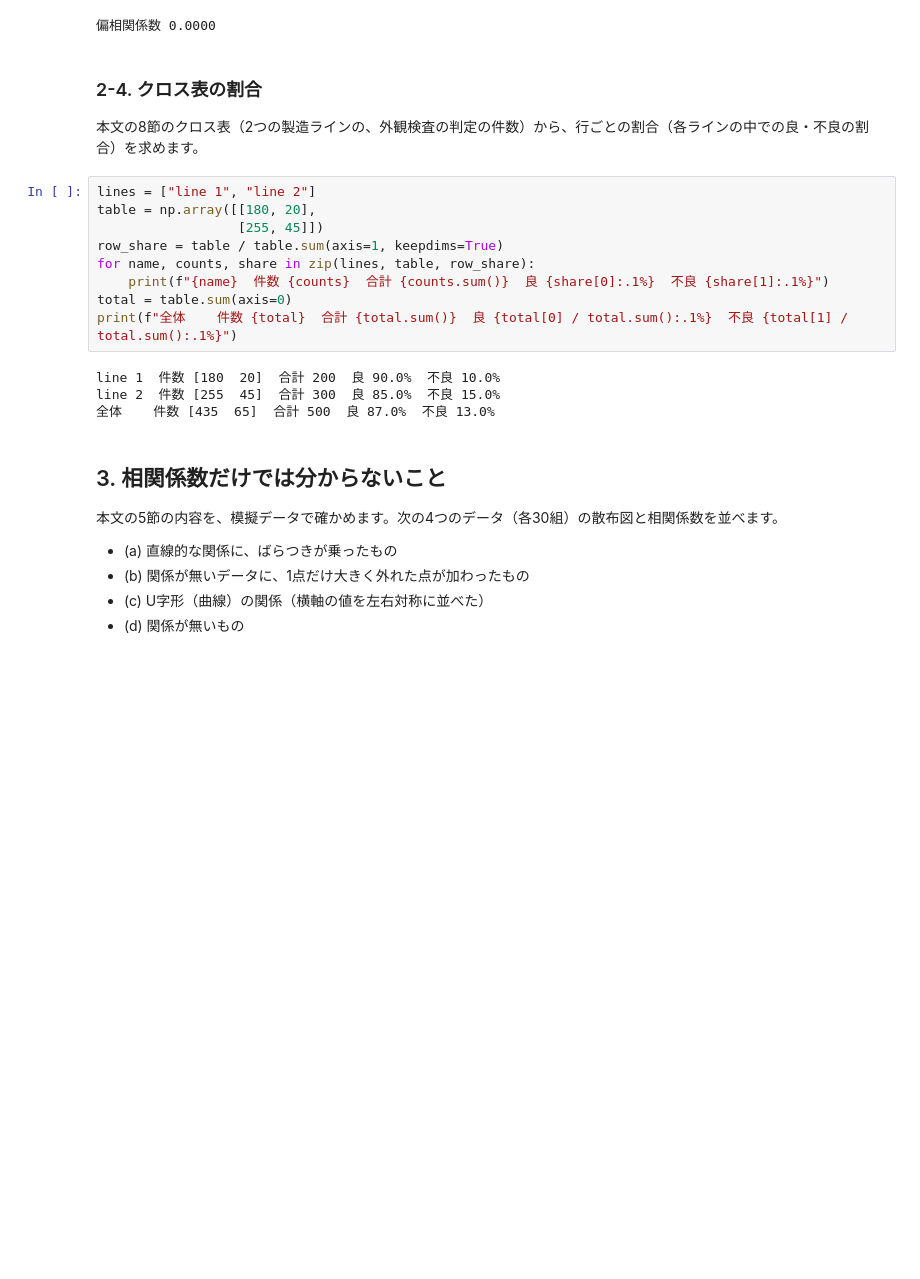
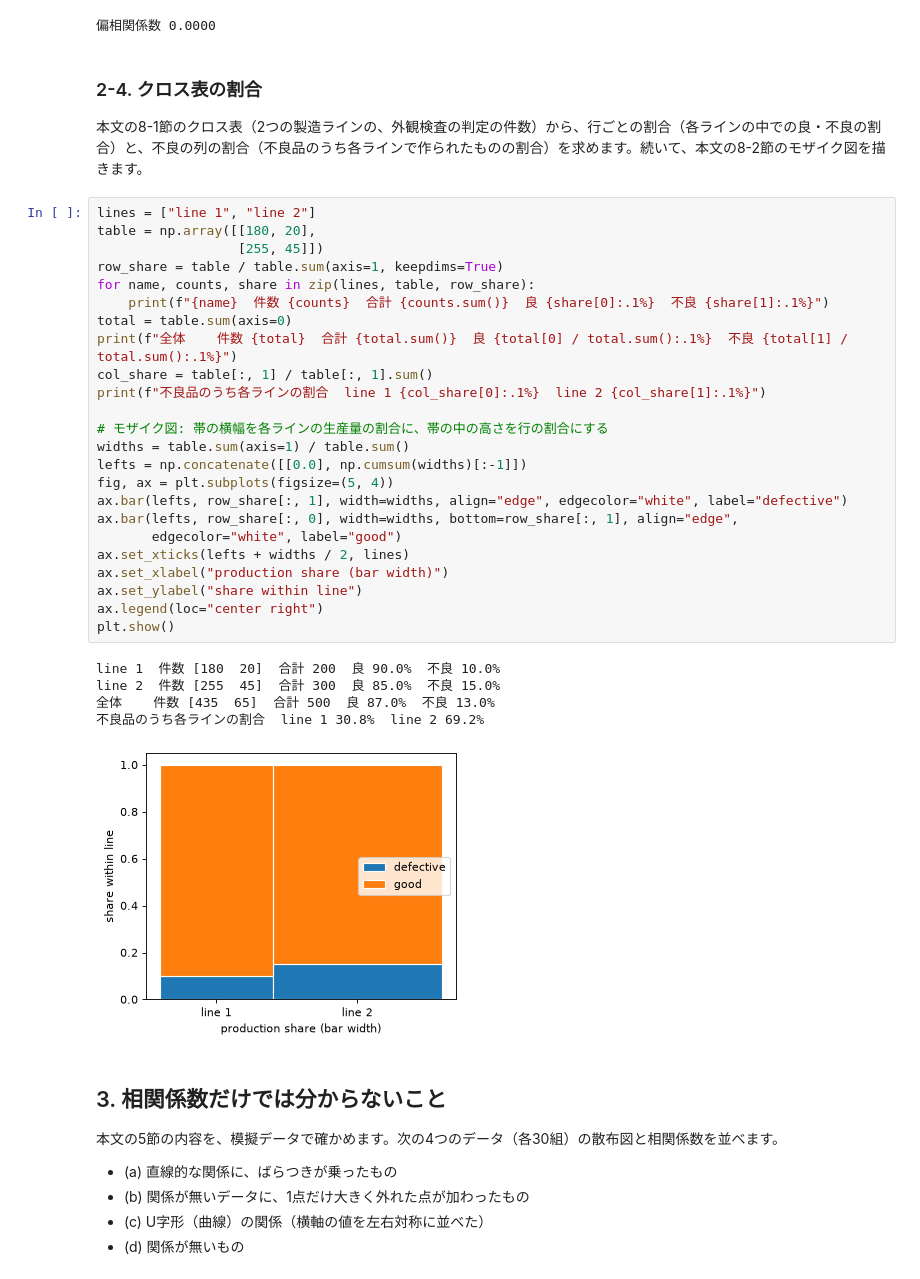
Before and after one commit to SanghunIm1991/statistics-certification-study, a Jupyter notebook: notebooks/step1-2_bivariate.ipynb, the cells around one changed output. Cells and saved outputs as stored; diff of their text form; blank space fills up the shorter version.

```diff
--- a/notebooks/step1-2_bivariate.ipynb
+++ b/notebooks/step1-2_bivariate.ipynb
@@ -66,20 +66,37 @@ print(f"偏相関係数 {round(partial_corr(0.6, 0.8, 0.75), 10) + 0.0:.4f}")
 # %% [markdown]
 ### 2-4. クロス表の割合
 
-本文の8節のクロス表（2つの製造ラインの、外観検査の判定の件数）から、行ごとの割合（各ラインの中での良・不良の割合）を求めます。
+本文の8-1節のクロス表（2つの製造ラインの、外観検査の判定の件数）から、行ごとの割合（各ラインの中での良・不良の割合）と、不良の列の割合（不良品のうち各ラインで作られたものの割合）を求めます。続いて、本文の8-2節のモザイク図を描きます。
 # %%
 lines = ["line 1", "line 2"]
 table = np.array([[180, 20],
                   [255, 45]])
 row_share = table / table.sum(axis=1, keepdims=True)
 for name, counts, share in zip(lines, table, row_share):
     print(f"{name}  件数 {counts}  合計 {counts.sum()}  良 {share[0]:.1%}  不良 {share[1]:.1%}")
 total = table.sum(axis=0)
 print(f"全体    件数 {total}  合計 {total.sum()}  良 {total[0] / total.sum():.1%}  不良 {total[1] / total.sum():.1%}")
+col_share = table[:, 1] / table[:, 1].sum()
+print(f"不良品のうち各ラインの割合  line 1 {col_share[0]:.1%}  line 2 {col_share[1]:.1%}")
+
+# モザイク図: 帯の横幅を各ラインの生産量の割合に、帯の中の高さを行の割合にする
+widths = table.sum(axis=1) / table.sum()
+lefts = np.concatenate([[0.0], np.cumsum(widths)[:-1]])
+fig, ax = plt.subplots(figsize=(5, 4))
+ax.bar(lefts, row_share[:, 1], width=widths, align="edge", edgecolor="white", label="defective")
+ax.bar(lefts, row_share[:, 0], width=widths, bottom=row_share[:, 1], align="edge",
+       edgecolor="white", label="good")
+ax.set_xticks(lefts + widths / 2, lines)
+ax.set_xlabel("production share (bar width)")
+ax.set_ylabel("share within line")
+ax.legend(loc="center right")
+plt.show()
 # %% [output]
 line 1  件数 [180  20]  合計 200  良 90.0%  不良 10.0%
 line 2  件数 [255  45]  合計 300  良 85.0%  不良 15.0%
 全体    件数 [435  65]  合計 500  良 87.0%  不良 13.0%
+不良品のうち各ラインの割合  line 1 30.8%  line 2 69.2%
+[figure, added]
 # %% [markdown]
 ## 3. 相関係数だけでは分からないこと
 
```
Also changed, not shown: parts of 4 cells of this notebook, 3 other files.
